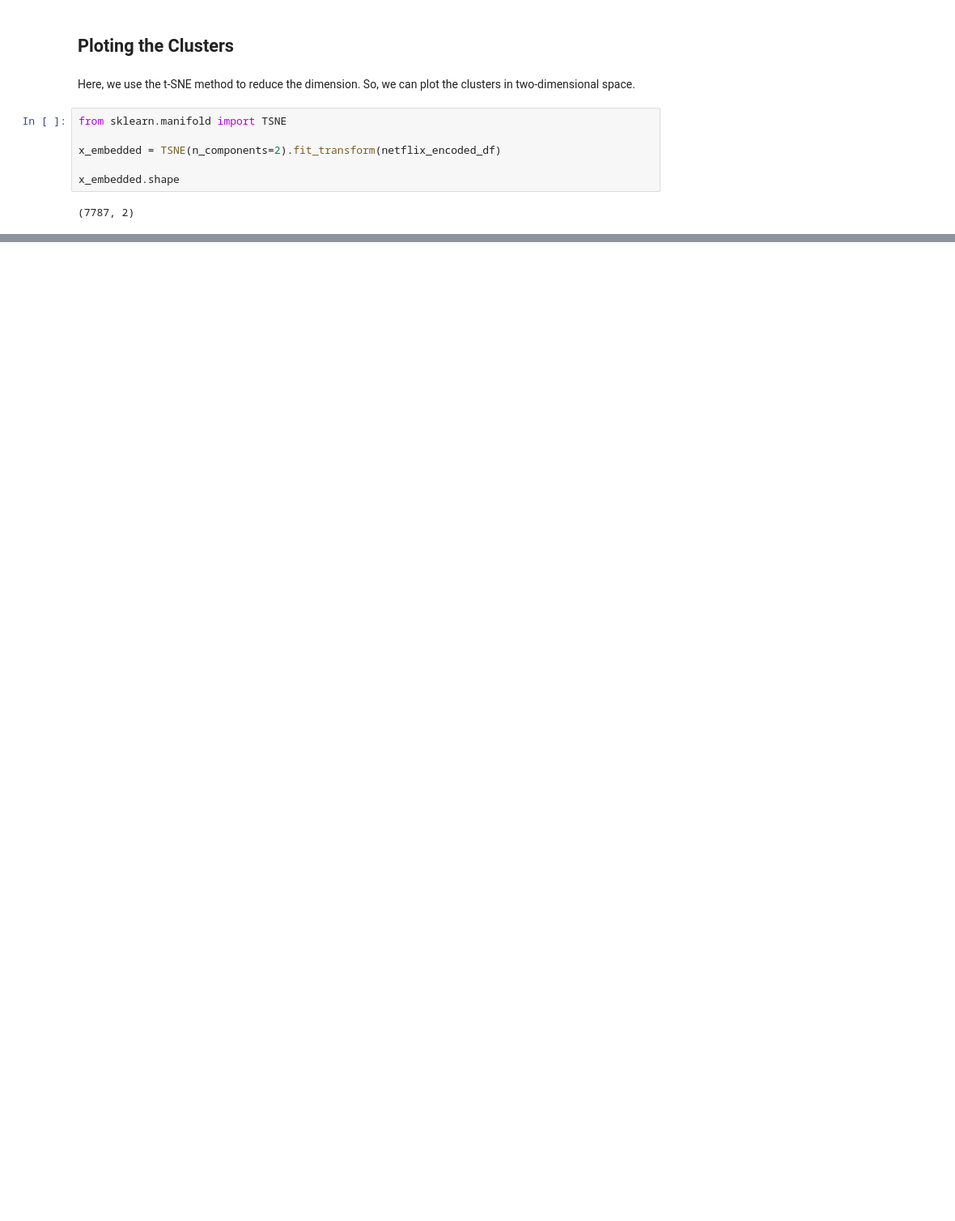
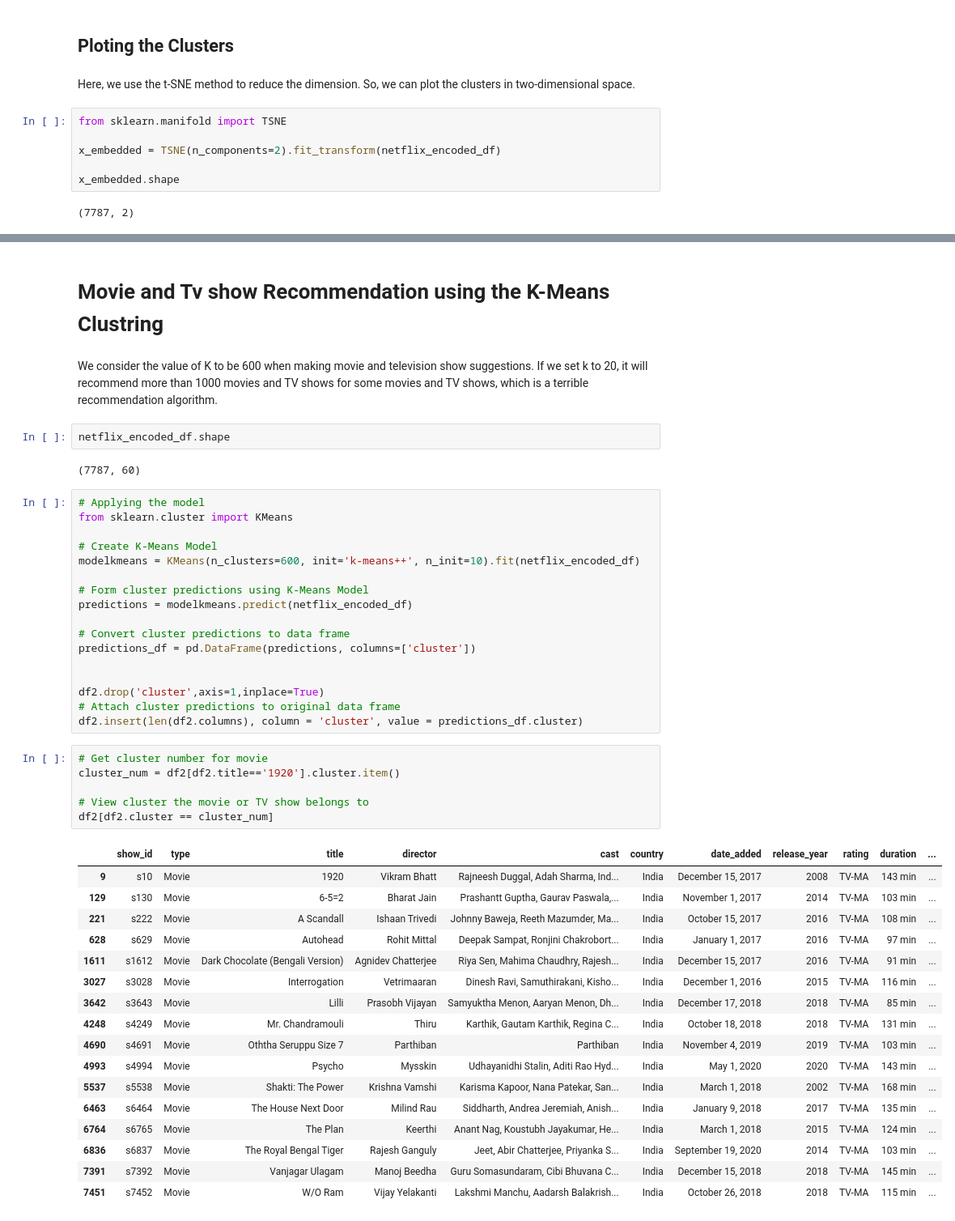
Before and after one commit to aryarajat/NETFLIX-MOVIES-AND-TV-SHOWS-CLUSTERING, a Jupyter notebook: NETFLIX_MOVIES_AND_TV_SHOWS_CLUSTERING.ipynb, the cells around one changed output, grey strips where cells are left out. Shown at 81% size. Drawn from its saved outputs; the diff is of its cells as text; blank space fills up the shorter version.

```diff
--- a/NETFLIX_MOVIES_AND_TV_SHOWS_CLUSTERING.ipynb
+++ b/NETFLIX_MOVIES_AND_TV_SHOWS_CLUSTERING.ipynb
@@ -1266,0 +1267,49 @@ plt.show()
+# %% [markdown]
+# **Movie and Tv show Recommendation using the K-Means Clustring**
+# %% [markdown]
+We consider the value of K to be 600 when making movie and television show suggestions. If we set k to 20, it will recommend more than 1000 movies and TV shows for some movies and TV shows, which is a terrible recommendation algorithm.
+# %%
+netflix_encoded_df.shape
+# %% [output]
+(7787, 60)
+# %%
+# Applying the model
+from sklearn.cluster import KMeans
+
+# Create K-Means Model
+modelkmeans = KMeans(n_clusters=600, init='k-means++', n_init=10).fit(netflix_encoded_df)
+
+# Form cluster predictions using K-Means Model
+predictions = modelkmeans.predict(netflix_encoded_df)
+
+# Convert cluster predictions to data frame
+predictions_df = pd.DataFrame(predictions, columns=['cluster'])
+
+
+df2.drop('cluster',axis=1,inplace=True)
+# Attach cluster predictions to original data frame
+df2.insert(len(df2.columns), column = 'cluster', value = predictions_df.cluster)
+# %%
+# Get cluster number for movie
+cluster_num = df2[df2.title=='1920'].cluster.item()
+
+# View cluster the movie or TV show belongs to
+df2[df2.cluster == cluster_num]
+# %% [output]
+|  | show_id | type | title | director | cast | country | date_added | release_year | rating | duration | ... |
+| 9 | s10 | Movie | 1920 | Vikram Bhatt | Rajneesh Duggal, Adah Sharma, Ind... | India | December 15, 2017 | 2008 | TV-MA | 143 min | ... |
+| 129 | s130 | Movie | 6-5=2 | Bharat Jain | Prashantt Guptha, Gaurav Paswala,... | India | November 1, 2017 | 2014 | TV-MA | 103 min | ... |
+| 221 | s222 | Movie | A Scandall | Ishaan Trivedi | Johnny Baweja, Reeth Mazumder, Ma... | India | October 15, 2017 | 2016 | TV-MA | 108 min | ... |
+| 628 | s629 | Movie | Autohead | Rohit Mittal | Deepak Sampat, Ronjini Chakrobort... | India | January 1, 2017 | 2016 | TV-MA | 97 min | ... |
+| 1611 | s1612 | Movie | Dark Chocolate (Bengali Version) | Agnidev Chatterjee | Riya Sen, Mahima Chaudhry, Rajesh... | India | December 15, 2017 | 2016 | TV-MA | 91 min | ... |
+| 3027 | s3028 | Movie | Interrogation | Vetrimaaran | Dinesh Ravi, Samuthirakani, Kisho... | India | December 1, 2016 | 2015 | TV-MA | 116 min | ... |
+| 3642 | s3643 | Movie | Lilli | Prasobh Vijayan | Samyuktha Menon, Aaryan Menon, Dh... | India | December 17, 2018 | 2018 | TV-MA | 85 min | ... |
+| 4248 | s4249 | Movie | Mr. Chandramouli | Thiru | Karthik, Gautam Karthik, Regina C... | India | October 18, 2018 | 2018 | TV-MA | 131 min | ... |
+| 4690 | s4691 | Movie | Oththa Seruppu Size 7 | Parthiban | Parthiban | India | November 4, 2019 | 2019 | TV-MA | 103 min | ... |
+| 4993 | s4994 | Movie | Psycho | Mysskin | Udhayanidhi Stalin, Aditi Rao Hyd... | India | May 1, 2020 | 2020 | TV-MA | 143 min | ... |
+| 5537 | s5538 | Movie | Shakti: The Power | Krishna Vamshi | Karisma Kapoor, Nana Patekar, San... | India | March 1, 2018 | 2002 | TV-MA | 168 min | ... |
+| 6463 | s6464 | Movie | The House Next Door | Milind Rau | Siddharth, Andrea Jeremiah, Anish... | India | January 9, 2018 | 2017 | TV-MA | 135 min | ... |
+| 6764 | s6765 | Movie | The Plan | Keerthi | Anant Nag, Koustubh Jayakumar, He... | India | March 1, 2018 | 2015 | TV-MA | 124 min | ... |
+| 6836 | s6837 | Movie | The Royal Bengal Tiger | Rajesh Ganguly | Jeet, Abir Chatterjee, Priyanka S... | India | September 19, 2020 | 2014 | TV-MA | 103 min | ... |
+| 7391 | s7392 | Movie | Vanjagar Ulagam | Manoj Beedha | Guru Somasundaram, Cibi Bhuvana C... | India | December 15, 2018 | 2018 | TV-MA | 145 min | ... |
+| 7451 | s7452 | Movie | W/O Ram | Vijay Yelakanti | Lakshmi Manchu, Aadarsh Balakrish... | India | October 26, 2018 | 2018 | TV-MA | 115 min | ... |
```
Also changed, not shown: parts of 8 cells of this notebook.
